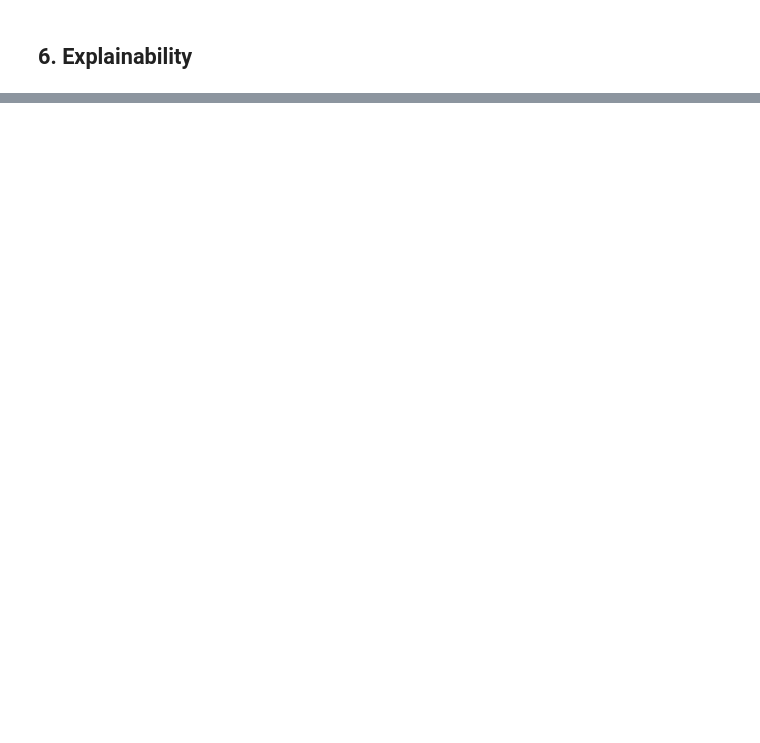
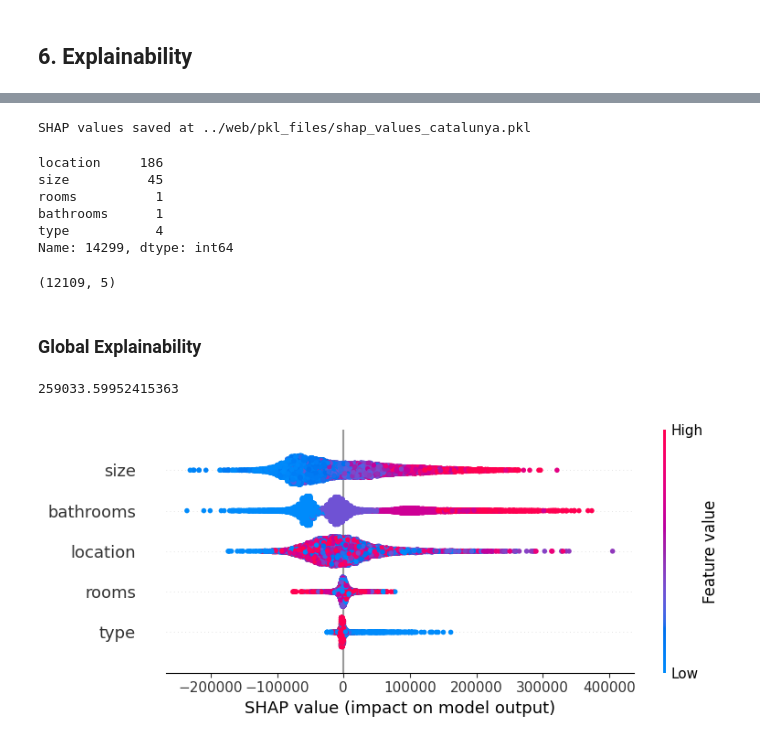
Before and after one commit to pdpau/catalan-realestate-price-prediction, a Jupyter notebook: src/main_prediccio_catalunya.ipynb, the cells around one changed output, grey strips where cells are left out. Drawn from its saved outputs; the diff is of its cells as text; code cells hidden in the pictures; blank space fills up the shorter version.

Commit message:
DONE (falta canviar el model)

```diff
--- a/src/main_prediccio_catalunya.ipynb
+++ b/src/main_prediccio_catalunya.ipynb
@@ -517,2 +550,6 @@ R2 Score: 0.7766503354856367
 # %% [markdown]
 ## 6. Explainability
+# %%
+""" shap.initjs()
+explainer = shap.TreeExplainer(model)
+shap_values = explainer(X_test) """
@@ -518,0 +558,9 @@ R2 Score: 0.7766503354856367
+# %%
+# Save the shap values as a file
+shap_values_file = "../web/pkl_files/shap_values_catalunya.pkl"
+
+""" with open(shap_values_file, 'wb') as file:
+    pickle.dump(shap_values, file)
+print(f"SHAP values saved at {shap_values_file}") """
+# %% [output]
+SHAP values saved at ../web/pkl_files/shap_values_catalunya.pkl
@@ -518,0 +569,29 @@ R2 Score: 0.7766503354856367
+# %%
+X_test.iloc[0,:] # Dades de la primera fila del dataset de test
+# %% [output]
+location     186
+size          45
+rooms          1
+bathrooms      1
+type           4
+Name: 14299, dtype: int64
+# %%
+# Open shap values
+with open(shap_values_file, 'rb') as file:
+    shap_vals = pickle.load(file)
+
+shap_vals
+# %%
+shap_vals.shape
+# %% [output]
+(12109, 5)
+# %% [markdown]
+### Global Explainability
+# %%
+shap_vals.base_values[0]
+# %% [output]
+259033.59952415363
+# %%
+shap.summary_plot(shap_vals, X_test)
+# %% [output]
+[figure, added]
```
Also changed, not shown: parts of 15 cells of this notebook.
